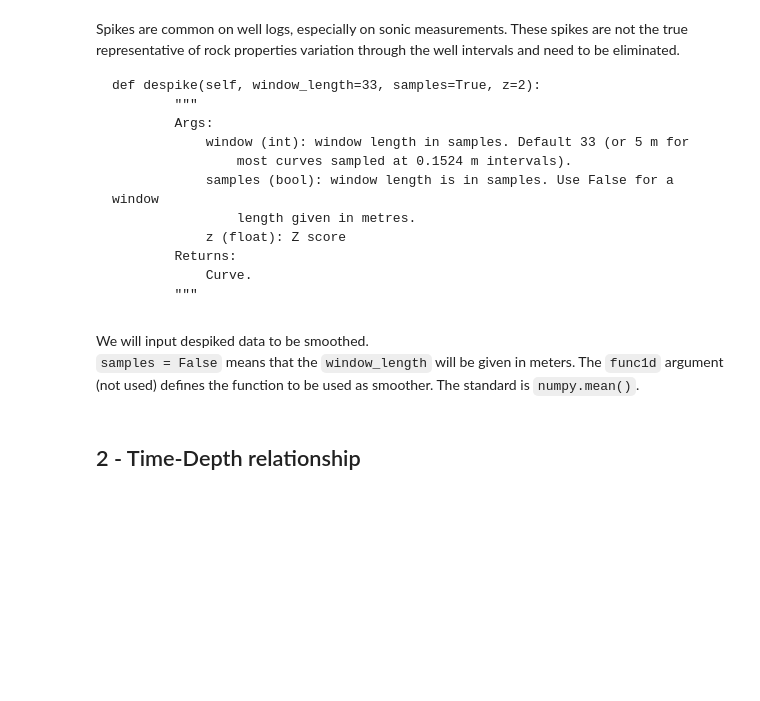
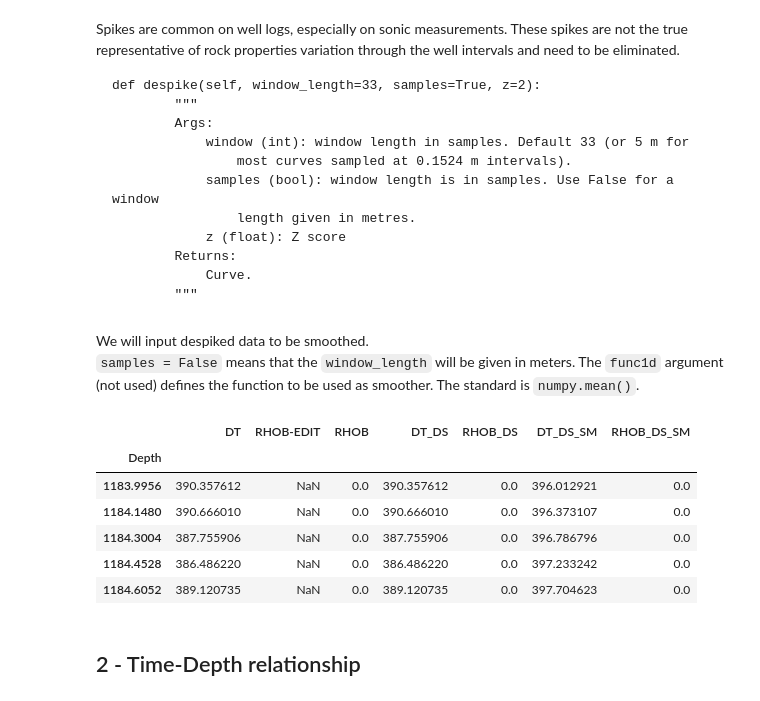
Before and after one commit to HackaGeo2021UFF/well-tie-challenge, a Jupyter notebook: notebooks/presentation.ipynb, the cells around one changed output. Saved outputs shown, nothing was run; the diff lists cells and outputs as text; code cells hidden in the pictures; blank space fills up the shorter version.

```diff
--- a/notebooks/presentation.ipynb
+++ b/notebooks/presentation.ipynb
@@ -110,5 +104,5 @@ ui
  't_water_botton': 0.472}
 # %%
 # read data defined in the input file
-data = read_data(ui)
+data1= read_data(ui)
 # %% [output]
@@ -196,6 +164,18 @@ def despike(self, window_length=33, samples=True, z=2):
 # %% [markdown]
 We will input despiked data to be smoothed.
 `samples = False` means that the `window_length` will be given in meters. The `func1d` argument (not used) defines the function to be used as smoother. The standard is `numpy.mean()`.
+# %%
+# pre-processing of data
+data2 = pre_processing_data(data1.copy())
+data2['well'].head()
+# %% [output]
+|  | DT | RHOB-EDIT | RHOB | DT_DS | RHOB_DS | DT_DS_SM | RHOB_DS_SM |
+| Depth |  |  |  |  |  |  |  |
+| 1183.9956 | 390.357612 | NaN | 0.0 | 390.357612 | 0.0 | 396.012921 | 0.0 |
+| 1184.1480 | 390.666010 | NaN | 0.0 | 390.666010 | 0.0 | 396.373107 | 0.0 |
+| 1184.3004 | 387.755906 | NaN | 0.0 | 387.755906 | 0.0 | 396.786796 | 0.0 |
+| 1184.4528 | 386.486220 | NaN | 0.0 | 386.486220 | 0.0 | 397.233242 | 0.0 |
+| 1184.6052 | 389.120735 | NaN | 0.0 | 389.120735 | 0.0 | 397.704623 | 0.0 |
 # %% [markdown]
 ## 2 - Time-Depth relationship
 # %% [markdown]
```
Also changed, not shown: parts of 22 cells of this notebook.
